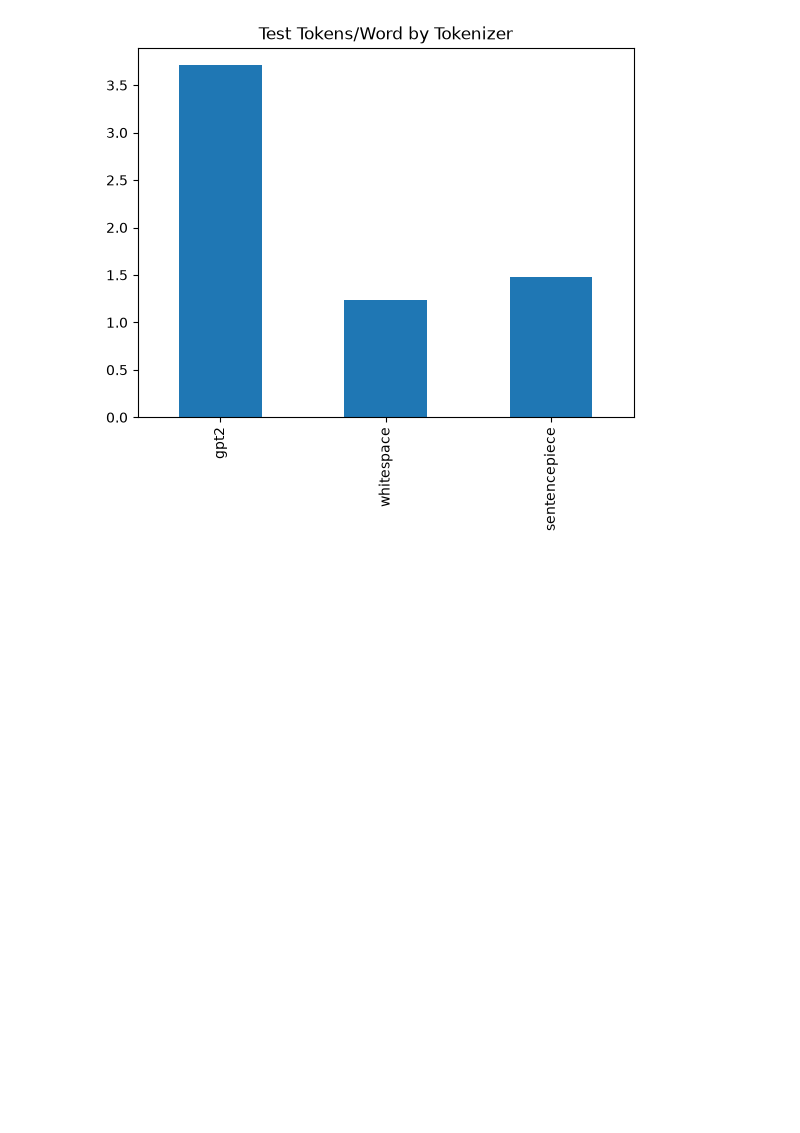
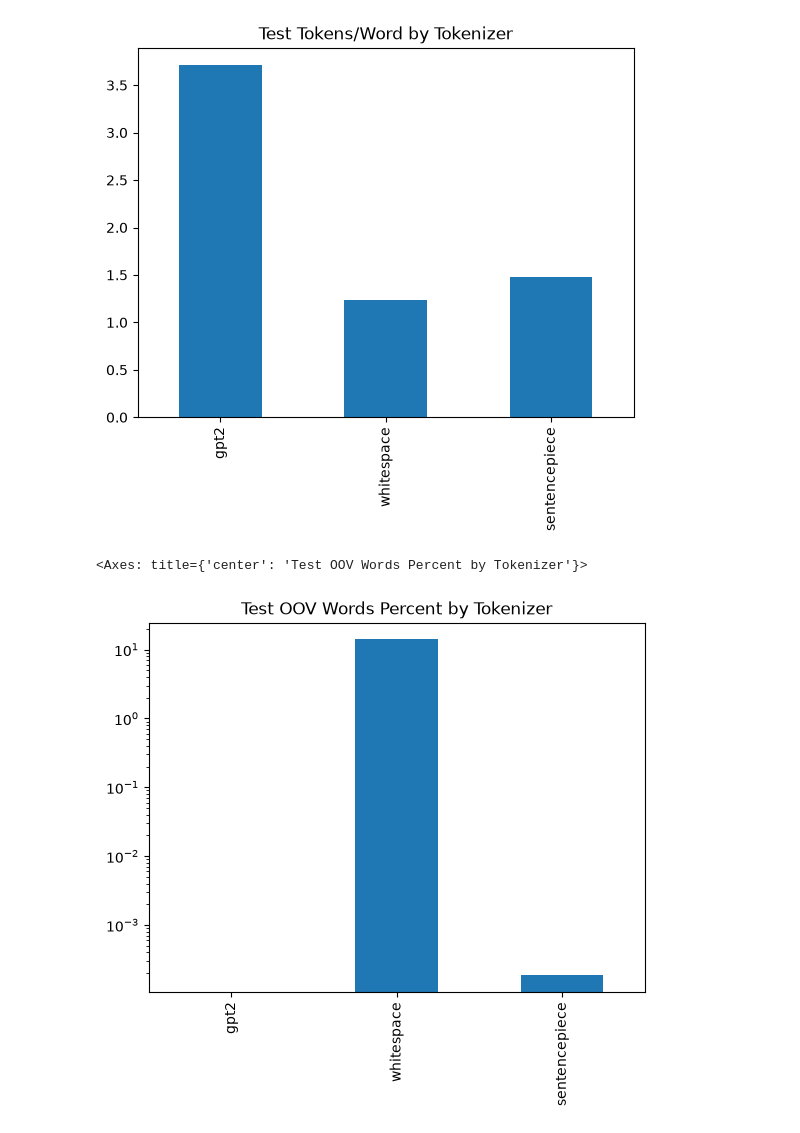
Before and after one commit to lkwinta/computional-linguistics, a Jupyter notebook: lab01-tokenization/evaluation.ipynb, the cells around one changed output. Saved outputs shown, nothing was run; the diff lists cells and outputs as text; code cells hidden in the pictures; blank space fills up the shorter version.

```diff
--- a/lab01-tokenization/evaluation.ipynb
+++ b/lab01-tokenization/evaluation.ipynb
@@ -257,3 +210,8 @@ df_metrics["word_perplexity"].plot(kind="bar", title="Word Perplexity by Model")
 # %% [output]
 <Axes: title={'center': 'Test Tokens/Word by Tokenizer'}>
 [figure]
+# %%
+df_metrics["oov_words_percent"].plot(kind="bar", title="Test OOV Words Percent by Tokenizer", logy=True)
+# %% [output]
+<Axes: title={'center': 'Test OOV Words Percent by Tokenizer'}>
+[figure, added]
```
Also changed, not shown: parts of 21 cells of this notebook, 7 other files.
